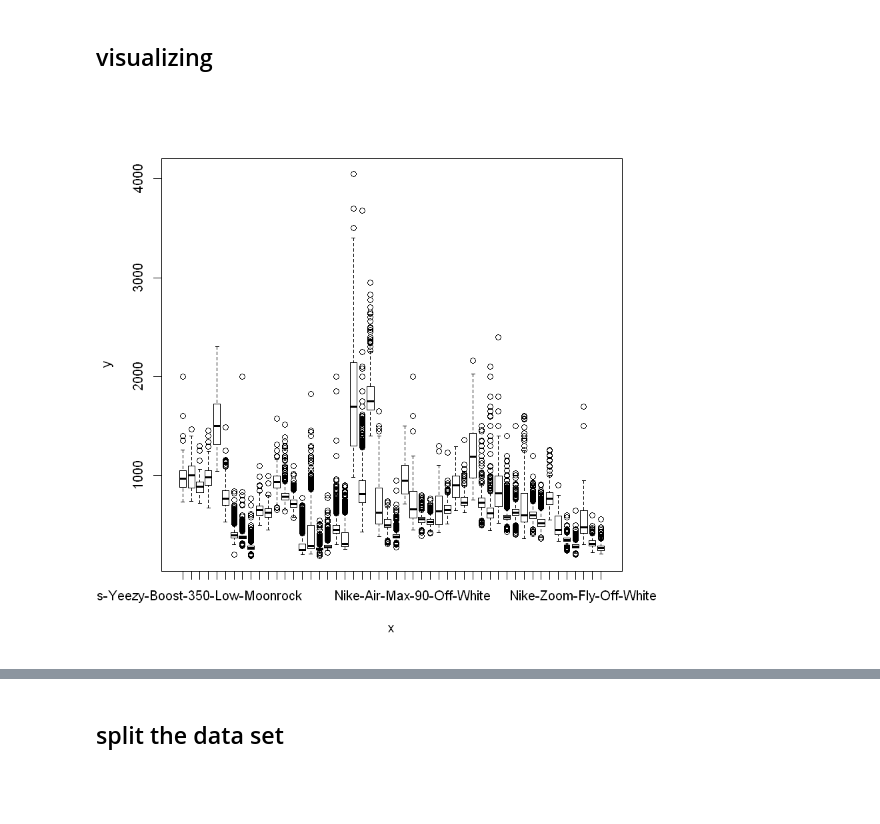
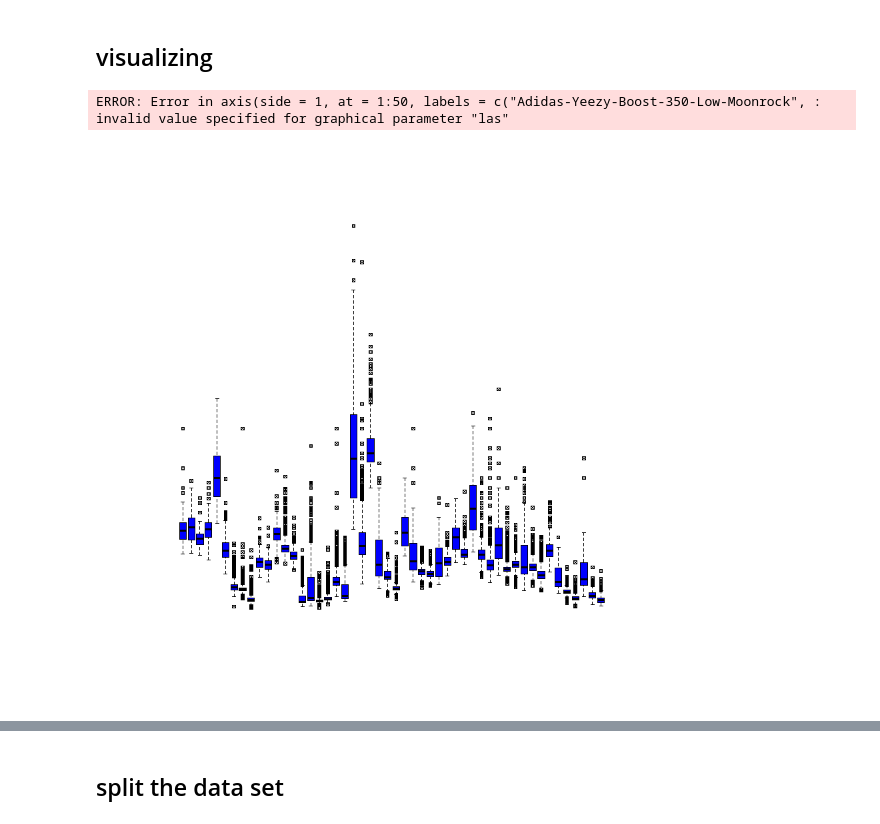
Before and after one commit to rabulhasan/CIS3920-Projects, a Jupyter notebook: Sneaker modified 04182022 v06.ipynb, the cells around one changed output, grey strips where cells are left out. Saved outputs shown, nothing was run; the diff lists cells and outputs as text; code cells hidden in the pictures; blank space fills up the shorter version.

```diff
--- a/Sneaker modified 04182022 v06.ipynb
+++ b/Sneaker modified 04182022 v06.ipynb
@@ -75,7 +75,10 @@ summary(NewSneaker) #summary of the new dataFrame
 # %%
 #pairs(NewSneaker)
 # %%
-plot(Sneaker_Name, Sale_Price)
+plot(Sneaker_Name, Sale_Price, pch = 7,
+     bg = "red",   # Fill color
+     col = "blue", main = "Region vs Sale Price", las = 7, font.axis = 2, font.lab  = .5, cex=0.5)
 # %% [output]
+ERROR: Error in axis(side = 1, at = 1:50, labels = c("Adidas-Yeezy-Boost-350-Low-Moonrock", : invalid value specified for graphical parameter "las"
-[figure, old version]
+[figure, new version]
 # %%
```
Also changed, not shown: parts of 1 cell of this notebook.
